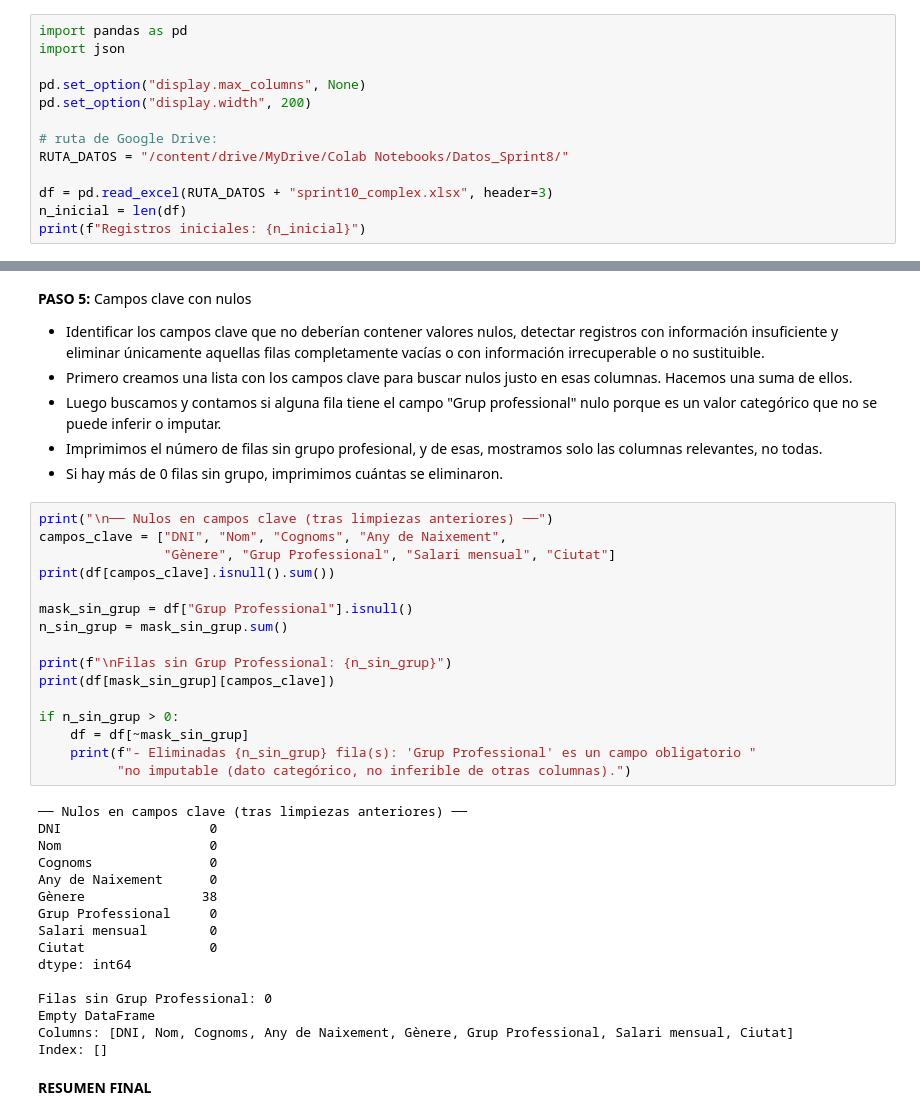
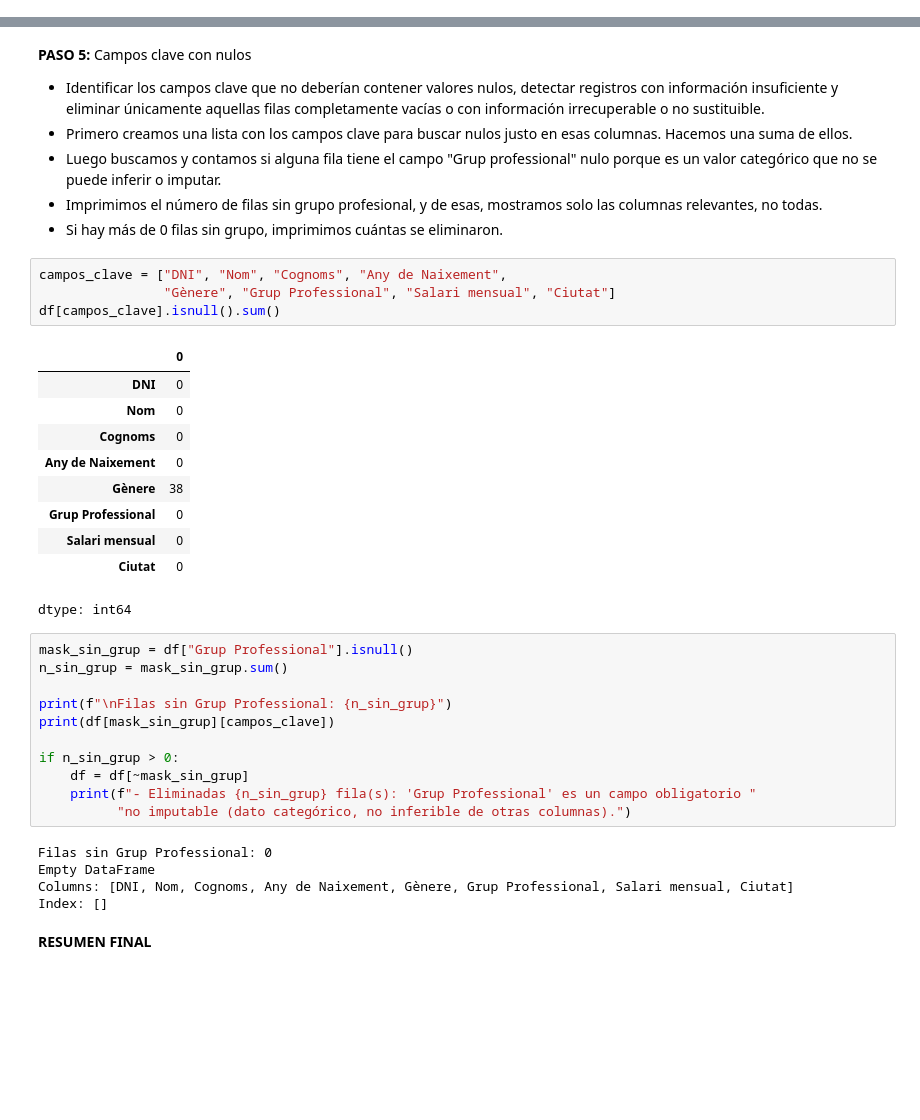
Before and after one commit to eloesva/Data_Analytics_Bootcamp, a Jupyter notebook: Sprint 8/Sprint8_Pandas.ipynb, the cells around one changed output, grey strips where cells are left out. Cells and saved outputs as stored; diff of their text form; blank space fills up the shorter version.

```diff
--- a/Sprint 8/Sprint8_Pandas.ipynb
+++ b/Sprint 8/Sprint8_Pandas.ipynb
@@ -238,15 +203,2 @@ PLAN DE ACCIÓN:
   5. Analizar y tratar DNIs duplicados
   6. Revisar campos obligatorios con nulos
-# %%
-import pandas as pd
-import json
-
-pd.set_option("display.max_columns", None)
-pd.set_option("display.width", 200)
-
-# ruta de Google Drive:
-RUTA_DATOS = "/content/drive/MyDrive/Colab Notebooks/Datos_Sprint8/"
-
-df = pd.read_excel(RUTA_DATOS + "sprint10_complex.xlsx", header=3)
-n_inicial = len(df)
-print(f"Registros iniciales: {n_inicial}")
@@ -445,12 +400,22 @@ Quedan 957 filas tras depurar DNIs duplicados.
 - Luego buscamos y contamos si alguna fila tiene el campo "Grup professional" nulo porque es un valor categórico que no se puede inferir o imputar.
 - Imprimimos el número de filas sin grupo profesional, y de esas, mostramos solo las columnas relevantes, no todas.
 - Si hay más de 0 filas sin grupo, imprimimos cuántas se eliminaron.
+# %%
+campos_clave = ["DNI", "Nom", "Cognoms", "Any de Naixement",
+                "Gènere", "Grup Professional", "Salari mensual", "Ciutat"]
+df[campos_clave].isnull().sum()
+# %% [output]
+|  | 0 |
+| DNI | 0 |
+| Nom | 0 |
+| Cognoms | 0 |
+| Any de Naixement | 0 |
+| Gènere | 38 |
+| Grup Professional | 0 |
+| Salari mensual | 0 |
+| Ciutat | 0 |
+dtype: int64
 # %%
-print("\n── Nulos en campos clave (tras limpiezas anteriores) ──")
-campos_clave = ["DNI", "Nom", "Cognoms", "Any de Naixement",
-                "Gènere", "Grup Professional", "Salari mensual", "Ciutat"]
-print(df[campos_clave].isnull().sum())
-
 mask_sin_grup = df["Grup Professional"].isnull()
 n_sin_grup = mask_sin_grup.sum()
 
@@ -462,17 +427,6 @@ if n_sin_grup > 0:
     print(f"- Eliminadas {n_sin_grup} fila(s): 'Grup Professional' es un campo obligatorio "
           "no imputable (dato categórico, no inferible de otras columnas).")
 # %% [output]
-── Nulos en campos clave (tras limpiezas anteriores) ──
-DNI                   0
-Nom                   0
-Cognoms               0
-Any de Naixement      0
-Gènere               38
-Grup Professional     0
-Salari mensual        0
-Ciutat                0
-dtype: int64
-
 Filas sin Grup Professional: 0
 Empty DataFrame
 Columns: [DNI, Nom, Cognoms, Any de Naixement, Gènere, Grup Professional, Salari mensual, Ciutat]
```
Also changed, not shown: parts of 10 cells of this notebook.
